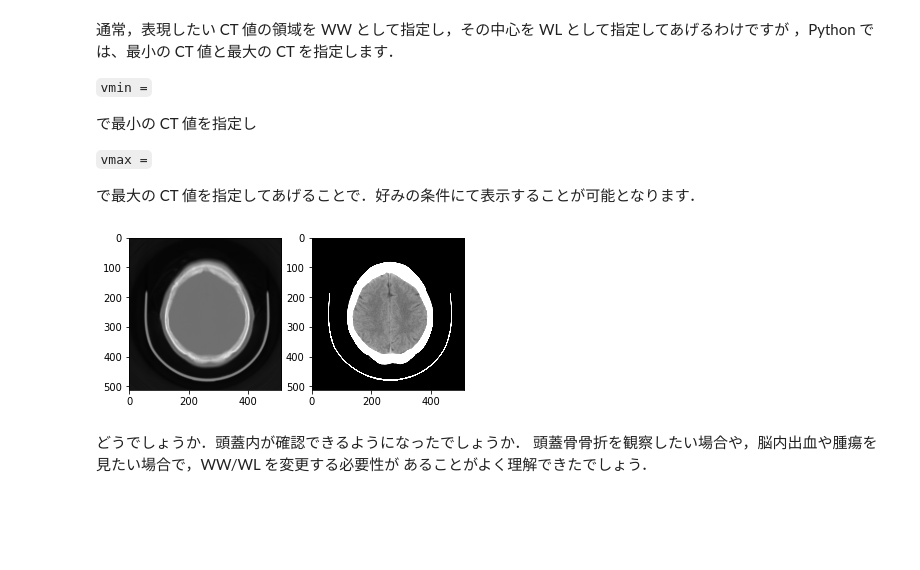
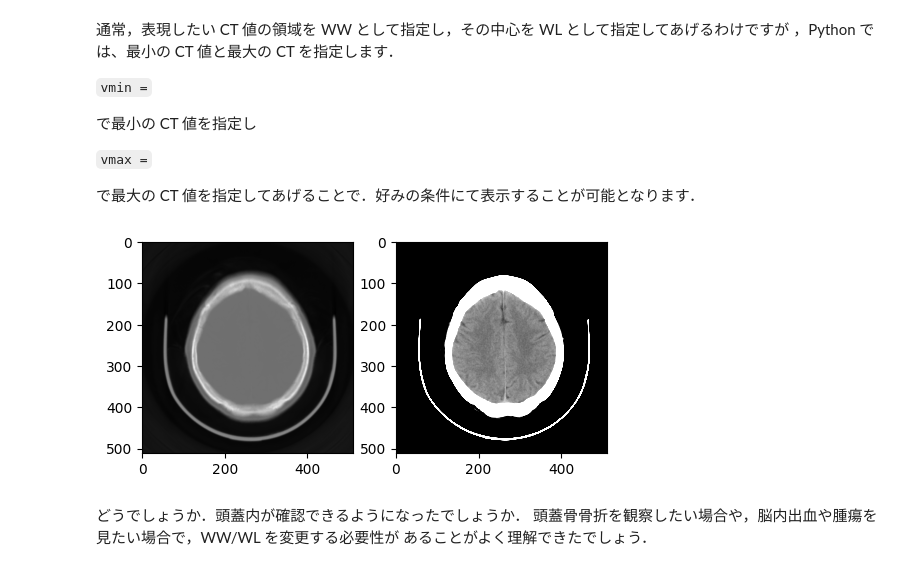
Before and after one commit to ryskks/usedicom, a Jupyter notebook: window.ipynb, the cells around one changed output. Saved outputs shown, nothing was run; the diff lists cells and outputs as text; code cells hidden in the pictures; blank space fills up the shorter version.

```diff
--- a/window.ipynb
+++ b/window.ipynb
@@ -73,22 +76,24 @@ plt.show()
 # %%
 # 画像データを変数に代入
 img = d.pixel_array
 
 # ウィンドウ処理
 # 上の plt.imshow(img, cmap='gray')
 # に対して，vmax, vmin を追加
 
 min = 0
 max = 70
 
+# 表示サイズを変更
+fig = plt.figure(dpi=100)
+
 plt.subplot (1, 2, 1)
 plt.imshow(img, cmap='gray')
-
 plt.subplot (1, 2, 2)
 plt.imshow(img, cmap='gray', vmin=min, vmax=max)
 plt.show()
 # %% [output]
-[figure, old version]
+[figure, new version]
 # %% [markdown]
 どうでしょうか．頭蓋内が確認できるようになったでしょうか．
 頭蓋骨骨折を観察したい場合や，脳内出血や腫瘍を見たい場合で，WW/WL を変更する必要性が
```
Also changed, not shown: parts of 5 cells of this notebook.
